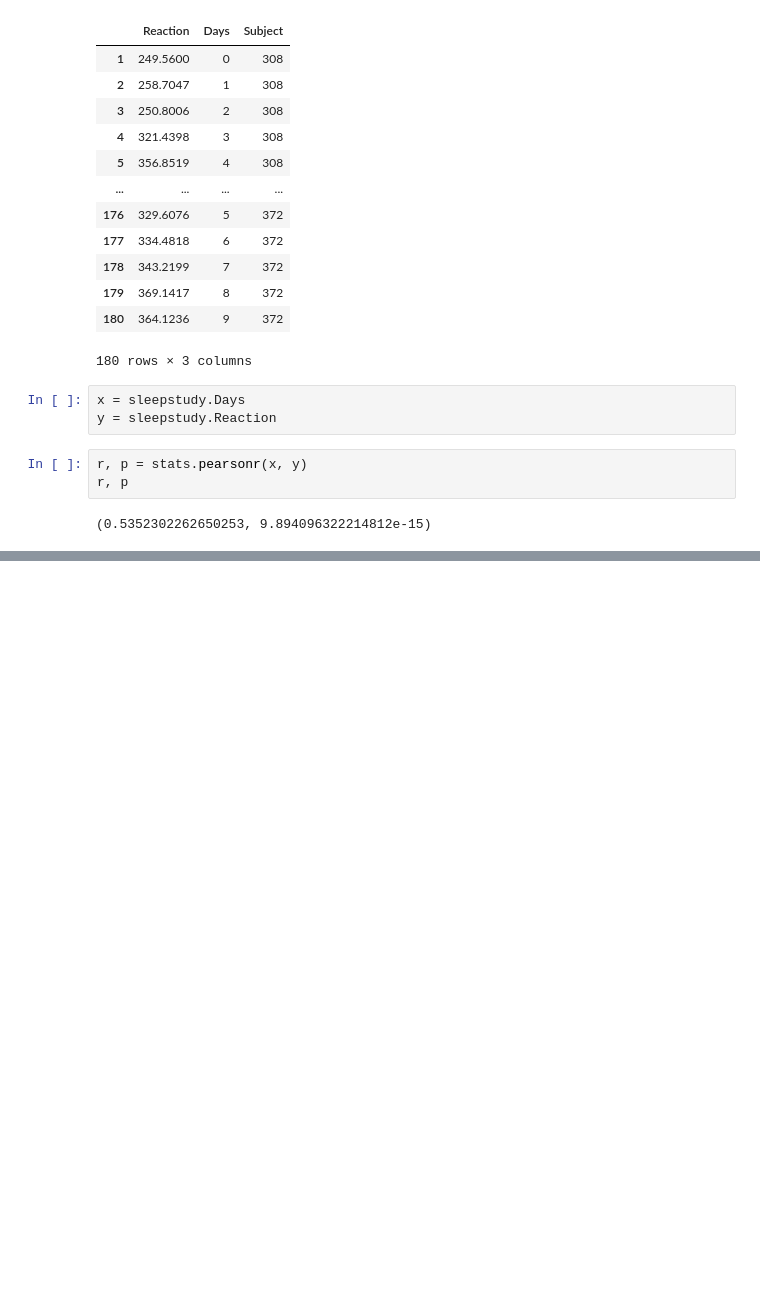
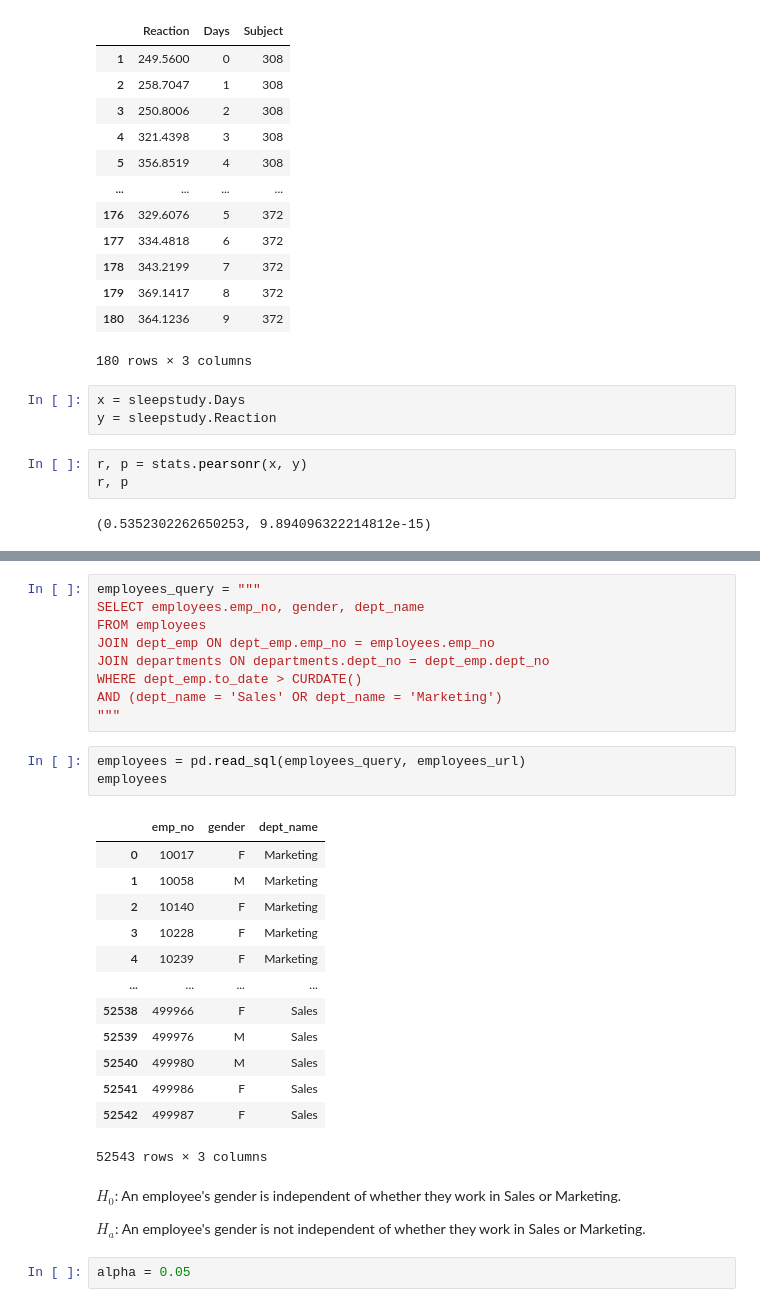
Before and after one commit to johnathon-smith/statistics-exercises, a Jupyter notebook: hypothesis_testing.ipynb, the cells around one changed output, grey strips where cells are left out. Saved outputs shown, nothing was run; the diff lists cells and outputs as text; blank space fills up the shorter version.

```diff
--- a/hypothesis_testing.ipynb
+++ b/hypothesis_testing.ipynb
@@ -577,0 +782,32 @@ r, p
+# %%
+employees_query = """
+SELECT employees.emp_no, gender, dept_name
+FROM employees
+JOIN dept_emp ON dept_emp.emp_no = employees.emp_no
+JOIN departments ON departments.dept_no = dept_emp.dept_no
+WHERE dept_emp.to_date > CURDATE()
+AND (dept_name = 'Sales' OR dept_name = 'Marketing')
+"""
+# %%
+employees = pd.read_sql(employees_query, employees_url)
+employees
+# %% [output]
+|  | emp_no | gender | dept_name |
+| 0 | 10017 | F | Marketing |
+| 1 | 10058 | M | Marketing |
+| 2 | 10140 | F | Marketing |
+| 3 | 10228 | F | Marketing |
+| 4 | 10239 | F | Marketing |
+| ... | ... | ... | ... |
+| 52538 | 499966 | F | Sales |
+| 52539 | 499976 | M | Sales |
+| 52540 | 499980 | M | Sales |
+| 52541 | 499986 | F | Sales |
+| 52542 | 499987 | F | Sales |
+52543 rows × 3 columns
+# %% [markdown]
+$H_0$: An employee's gender is independent of whether they work in Sales or Marketing.
+
+$H_a$: An employee's gender is not independent of whether they work in Sales or Marketing.
+# %%
+alpha = 0.05
```
Also changed, not shown: parts of 74 cells of this notebook.
